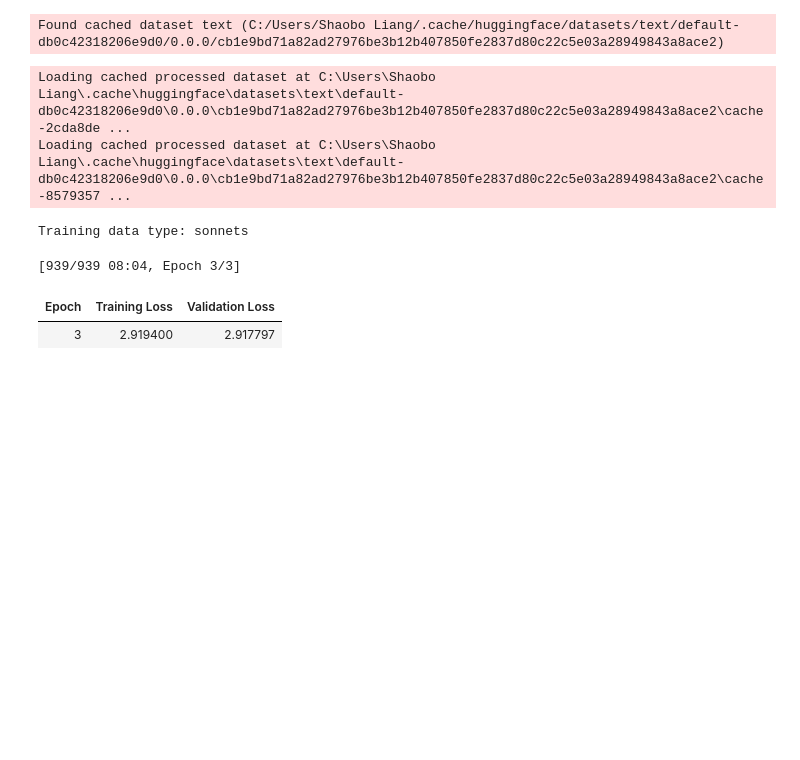
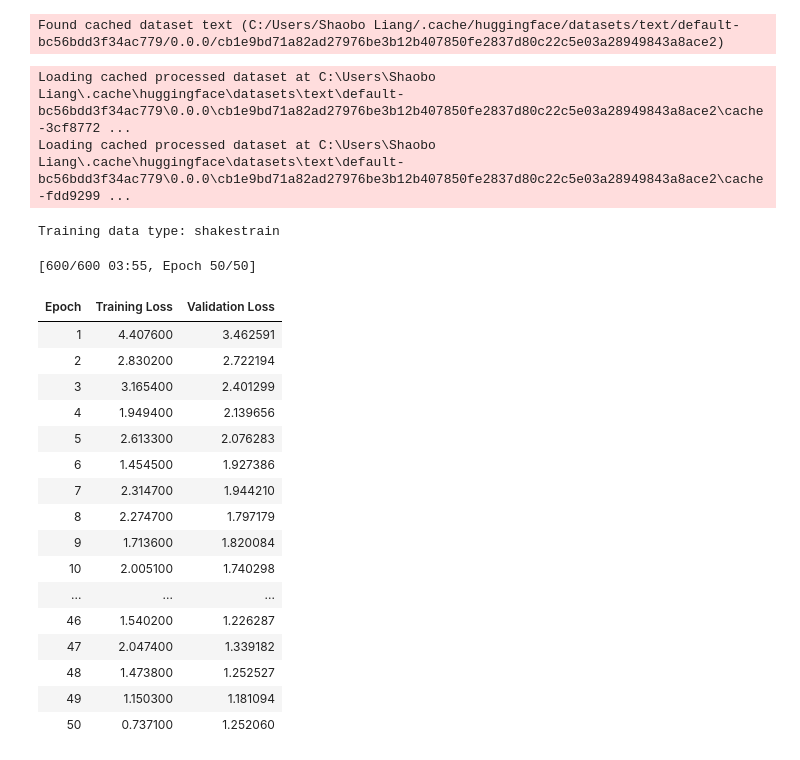
Before and after one commit to liangshaobo2001/ShakesBERT, a Jupyter notebook: train_example.ipynb, the cells around one changed output. Cells and saved outputs as stored; diff of their text form; code cells hidden in the pictures; blank space fills up the shorter version.

```diff
--- a/train_example.ipynb
+++ b/train_example.ipynb
@@ -1,4 +1,6 @@
 # %%
+## Train
+
 import torch
 from transformers import BertTokenizer, BertForMaskedLM, DataCollatorForLanguageModeling, Trainer, TrainingArguments
 
@@ -11,18 +13,18 @@ train_prop = 0.75
 
 ## Hyperparameters
 # Set the fine-tuning type
-train_type = "sonnets" # One of ["sonnets", "shakestrain", "poems"]
+train_type = "shakestrain" # One of ["sonnets", "shakestrain", "poems"]
 
 multimodal = False
-save_steps = 1
-num_epochs = 3
+save_steps = 10
+num_epochs = 50
 lr = 5e-6
 
 # Hyperparams for continue training with checkpoint
-continue_with_checkpoint = True
+continue_with_checkpoint = False
 checkpoint_iter = 626 # Change this to change which checkpoint to load
 num_finished_epochs = 2
-num_finished_iter = 626
+num_finished_iter = 600
 
 
 
@@ -65,7 +67,7 @@ elif train_type == "sonnets":
     model = BertForMaskedLM.from_pretrained(f"./final_model_poems/")
 elif train_type == "shakestrain":
     tokenizer = BertTokenizer.from_pretrained("bert-base-uncased")
-    model = BertForMaskedLM.from_pretrained(f"/final_model_sonnets/")
+    model = BertForMaskedLM.from_pretrained(f"./final_model_sonnets/")
 
 # Set up the data collator
 data_collator = DataCollatorForLanguageModeling(
@@ -80,37 +82,52 @@ training_args = TrainingArguments(
     evaluation_strategy="epoch",
     num_train_epochs=num_epochs,
     per_device_train_batch_size=100,
     logging_dir="./logs",
     logging_steps=1,
     save_steps=save_steps,
     seed=42,
     learning_rate=lr,
     weight_decay=0.01,
 )
 
 # Create the Trainer instance
 trainer = Trainer(
     model=model,
     args=training_args,
     train_dataset=train_set,
     eval_dataset=val_set,
     data_collator=data_collator,
 )
 
 
 # Fine-tune the model
 if continue_with_checkpoint:
     trainer.train(f"./results/checkpoint-{checkpoint_iter}/")
 else:
     trainer.train()
 
 torch.save(model, "model.pth")
 # %% [output]
-Found cached dataset text (C:/Users/Shaobo Liang/.cache/huggingface/datasets/text/default-db0c42318206e9d0/0.0.0/cb1e9bd71a82ad27976be3b12b407850fe2837d80c22c5e03a28949843a8ace2)
+Found cached dataset text (C:/Users/Shaobo Liang/.cache/huggingface/datasets/text/default-bc56bdd3f34ac779/0.0.0/cb1e9bd71a82ad27976be3b12b407850fe2837d80c22c5e03a28949843a8ace2)
-Loading cached processed dataset at C:\Users\Shaobo Liang\.cache\huggingface\datasets\text\default-db0c42318206e9d0\0.0.0\cb1e9bd71a82ad27976be3b12b407850fe2837d80c22c5e03a28949843a8ace2\cache-2cda8de ...
-Loading cached processed dataset at C:\Users\Shaobo Liang\.cache\huggingface\datasets\text\default-db0c42318206e9d0\0.0.0\cb1e9bd71a82ad27976be3b12b407850fe2837d80c22c5e03a28949843a8ace2\cache-8579357 ...
+Loading cached processed dataset at C:\Users\Shaobo Liang\.cache\huggingface\datasets\text\default-bc56bdd3f34ac779\0.0.0\cb1e9bd71a82ad27976be3b12b407850fe2837d80c22c5e03a28949843a8ace2\cache-3cf8772 ...
+Loading cached processed dataset at C:\Users\Shaobo Liang\.cache\huggingface\datasets\text\default-bc56bdd3f34ac779\0.0.0\cb1e9bd71a82ad27976be3b12b407850fe2837d80c22c5e03a28949843a8ace2\cache-fdd9299 ...
-Training data type: sonnets
+Training data type: shakestrain
-[939/939 08:04, Epoch 3/3]
+[600/600 03:55, Epoch 50/50]
 | Epoch | Training Loss | Validation Loss |
-| 3 | 2.919400 | 2.917797 |
+| 1 | 4.407600 | 3.462591 |
+| 2 | 2.830200 | 2.722194 |
+| 3 | 3.165400 | 2.401299 |
+| 4 | 1.949400 | 2.139656 |
+| 5 | 2.613300 | 2.076283 |
+| 6 | 1.454500 | 1.927386 |
+| 7 | 2.314700 | 1.944210 |
+| 8 | 2.274700 | 1.797179 |
+| 9 | 1.713600 | 1.820084 |
+| 10 | 2.005100 | 1.740298 |
+| ... | ... | ... |
+| 46 | 1.540200 | 1.226287 |
+| 47 | 2.047400 | 1.339182 |
+| 48 | 1.473800 | 1.252527 |
+| 49 | 1.150300 | 1.181094 |
+| 50 | 0.737100 | 1.252060 |
 # %%
```
Also changed, not shown: parts of 9 cells of this notebook.
